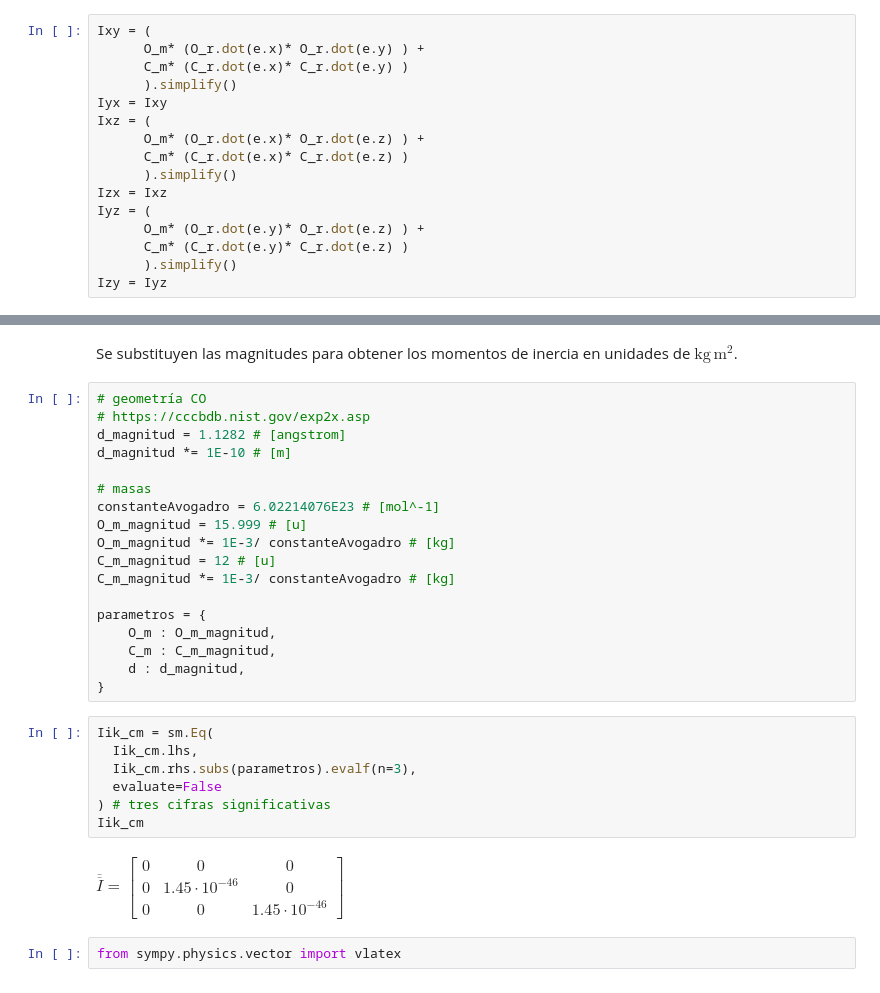
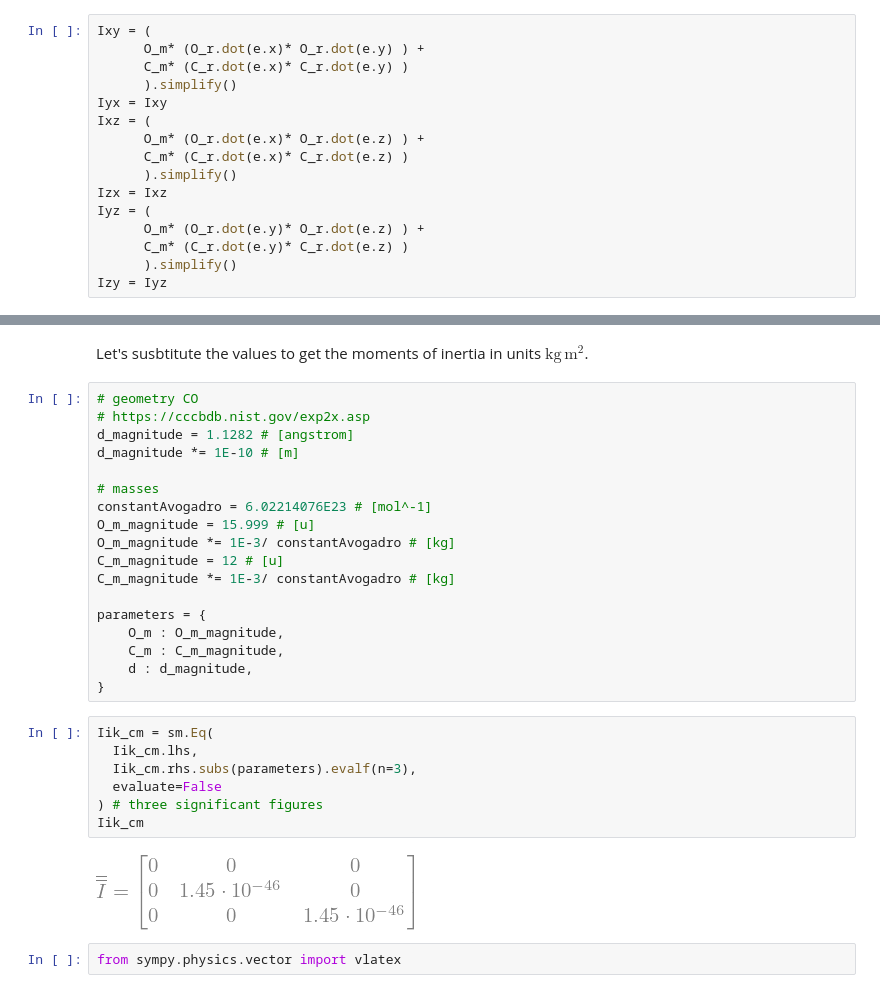
Before and after one commit to unlam/ComputationalAnalyticalMechanics, a Jupyter notebook: 08InertiaTensor/carbonMonoxide_inertiaTensor.ipynb, the cells around one changed output, grey strips where cells are left out. Cells and saved outputs as stored; diff of their text form.

```diff
--- a/08InertiaTensor/carbonMonoxide_inertiaTensor.ipynb
+++ b/08InertiaTensor/carbonMonoxide_inertiaTensor.ipynb
@@ -159,32 +161,32 @@ $\displaystyle \overline{\overline{I}} = \left[\begin{matrix}0 & 0 & 0\\0 & \fra
-# %% [markdown]
-Se substituyen las magnitudes para obtener los momentos de inercia en unidades de $\mathrm{kg\,m^2}$.
+# %% [markdown]
+Let's susbtitute the values to get the moments of inertia in units $\mathrm{kg\,m^2}$.
 # %%
-# geometría CO
+# geometry CO
 # https://cccbdb.nist.gov/exp2x.asp
-d_magnitud = 1.1282 # [angstrom]
-d_magnitud *= 1E-10 # [m]
+d_magnitude = 1.1282 # [angstrom]
+d_magnitude *= 1E-10 # [m]
 
-# masas
-constanteAvogadro = 6.02214076E23 # [mol^-1]
-O_m_magnitud = 15.999 # [u]
-O_m_magnitud *= 1E-3/ constanteAvogadro # [kg]
-C_m_magnitud = 12 # [u]
-C_m_magnitud *= 1E-3/ constanteAvogadro # [kg]
+# masses
+constantAvogadro = 6.02214076E23 # [mol^-1]
+O_m_magnitude = 15.999 # [u]
+O_m_magnitude *= 1E-3/ constantAvogadro # [kg]
+C_m_magnitude = 12 # [u]
+C_m_magnitude *= 1E-3/ constantAvogadro # [kg]
 
-parametros = {
-    O_m : O_m_magnitud,
-    C_m : C_m_magnitud,
-    d : d_magnitud,
+parameters = {
+    O_m : O_m_magnitude,
+    C_m : C_m_magnitude,
+    d : d_magnitude,
 }
 # %%
 Iik_cm = sm.Eq(
   Iik_cm.lhs,
-  Iik_cm.rhs.subs(parametros).evalf(n=3),
+  Iik_cm.rhs.subs(parameters).evalf(n=3),
   evaluate=False
-) # tres cifras significativas
+) # three significant figures
 Iik_cm
 # %% [output]
-$\displaystyle \overline{\overline{I}} = \left[\begin{matrix}0 & 0 & 0\\0 & 1.45 \cdot 10^{-46} & 0\\0 & 0 & 1.45 \cdot 10^{-46}\end{matrix}\right]$
+[figure, added]
 # %%
 from sympy.physics.vector import vlatex
 # %%
```
Also changed, not shown: parts of 43 cells of this notebook, 4 other files.
